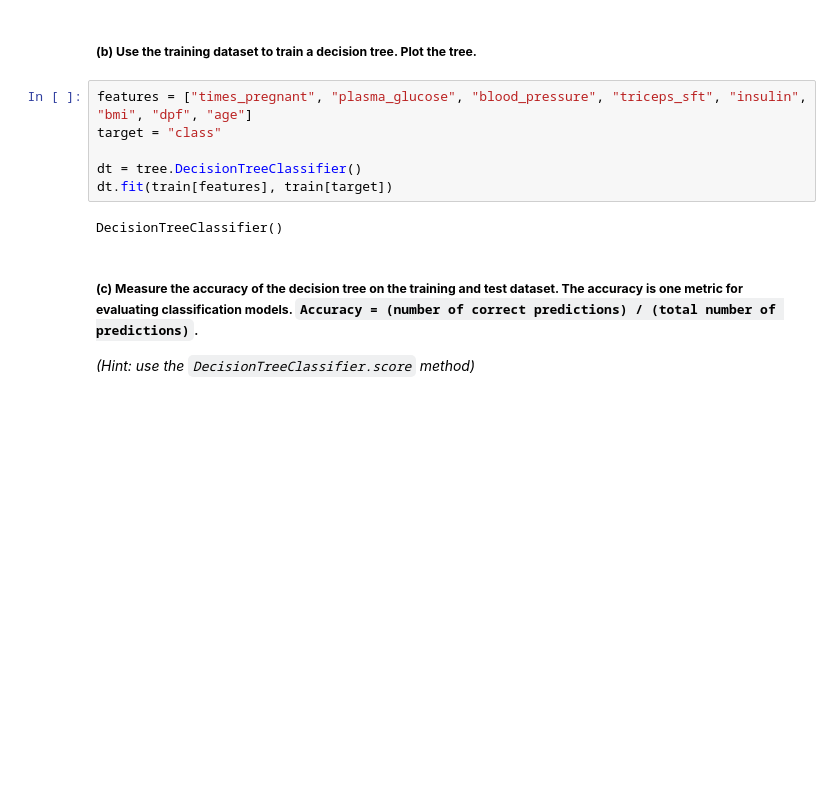
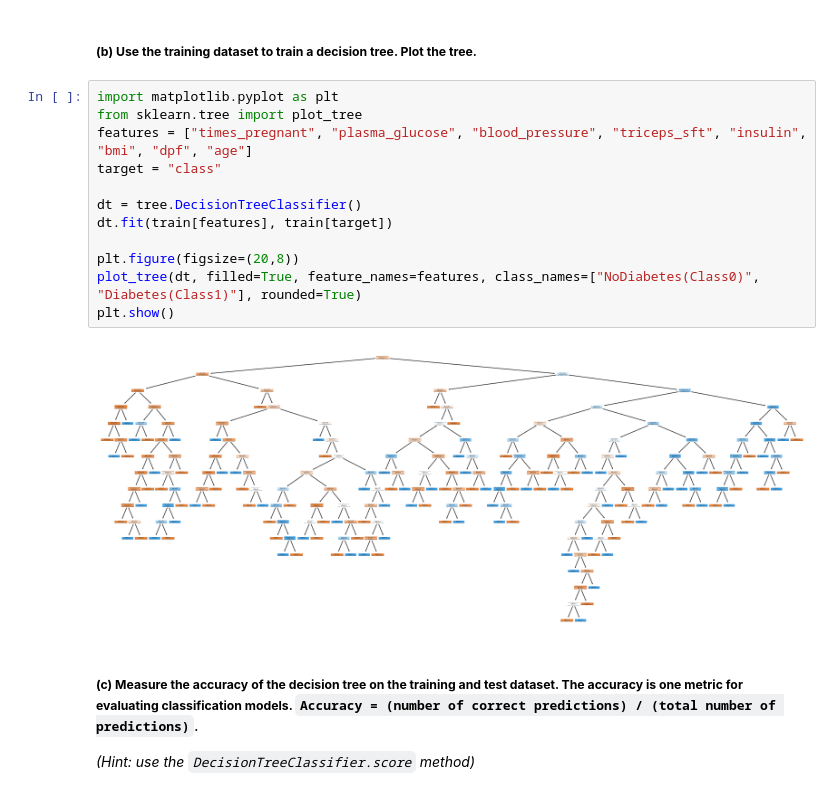
Before and after one commit to kssrr/DataMiningAssignments, a Jupyter notebook: Exercise_4/Assignment_04.ipynb, the cells around one changed output. Drawn from its saved outputs; the diff is of its cells as text; blank space fills up the shorter version.

Commit message:
Updated tree plots, 3c, names and student ids

```diff
--- a/Exercise_4/Assignment_04.ipynb
+++ b/Exercise_4/Assignment_04.ipynb
@@ -44,13 +44,19 @@ train, test = train_test_split(df, test_size=0.2, random_state=0)
 # %% [markdown]
 ##### __(b) Use the training dataset to train a decision tree. Plot the tree.__
 # %%
+import matplotlib.pyplot as plt
+from sklearn.tree import plot_tree
 features = ["times_pregnant", "plasma_glucose", "blood_pressure", "triceps_sft", "insulin", "bmi", "dpf", "age"]
 target = "class"
 
 dt = tree.DecisionTreeClassifier()
 dt.fit(train[features], train[target])
+
+plt.figure(figsize=(20,8))
+plot_tree(dt, filled=True, feature_names=features, class_names=["NoDiabetes(Class0)", "Diabetes(Class1)"], rounded=True)
+plt.show()
 # %% [output]
-DecisionTreeClassifier()
+[figure, added]
 # %% [markdown]
 ##### __(c)	Measure the accuracy of the decision tree on the training and test dataset. The accuracy is one metric for evaluating classification models. `Accuracy = (number of correct predictions) / (total number of predictions)`.__
 _(Hint: use the `DecisionTreeClassifier.score` method)_
```
Also changed, not shown: parts of 4 cells of this notebook.
